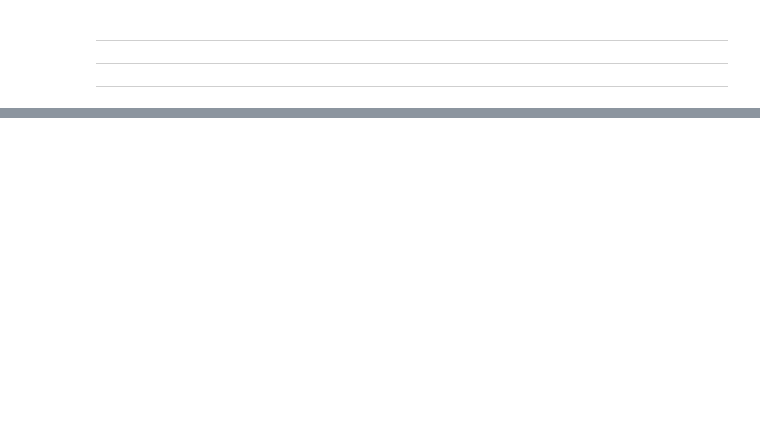
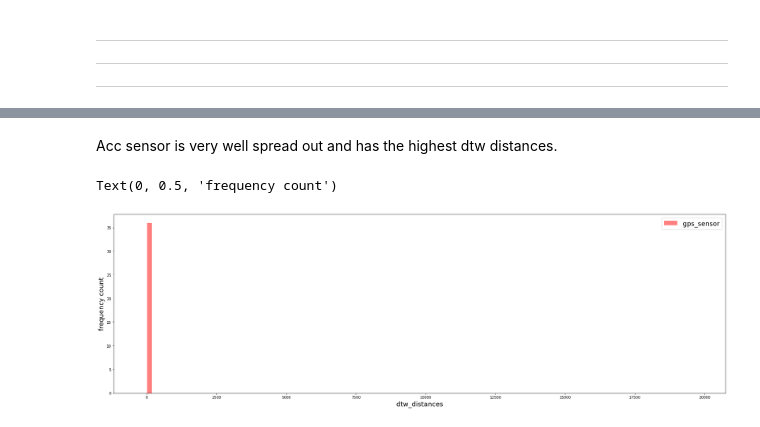
Before and after one commit to sdasmaha/Ml_Engineers_445, a Jupyter notebook: C_ML4IOT_COLAB.ipynb, the cells around one changed output, grey strips where cells are left out. Saved outputs shown, nothing was run; the diff lists cells and outputs as text; code cells hidden in the pictures; blank space fills up the shorter version.

```diff
--- a/C_ML4IOT_COLAB.ipynb
+++ b/C_ML4IOT_COLAB.ipynb
@@ -1003,0 +1111,8 @@ array([   0.        , 6024.16060084, 6838.86187399, 5715.24609935,
+# %%
+results_final_dtw_gps = []
+for i in dtw_gps_sensor:
+    i = np.sort(i)
+    i = i[::-1]
+    results_final_dtw_gps.append(i)
+
+np.hstack(results_final_dtw_gps)
@@ -1007,0 +1257,11 @@ print(results10)
+# %% [markdown]
+Acc sensor is very well spread out and has the highest dtw distances.
+# %%
+pyplot.hist(results_final_dtw_gps, bins,facecolor = 'r', alpha=0.5, label='gps_sensor')
+
+pyplot.legend(loc='upper right',fontsize=18)
+pyplot.xlabel("dtw_distances",fontsize=18)
+pyplot.ylabel("frequency count",fontsize=18)
+# %% [output]
+Text(0, 0.5, 'frequency count')
+[figure, added]
```
Also changed, not shown: parts of 74 cells of this notebook.
